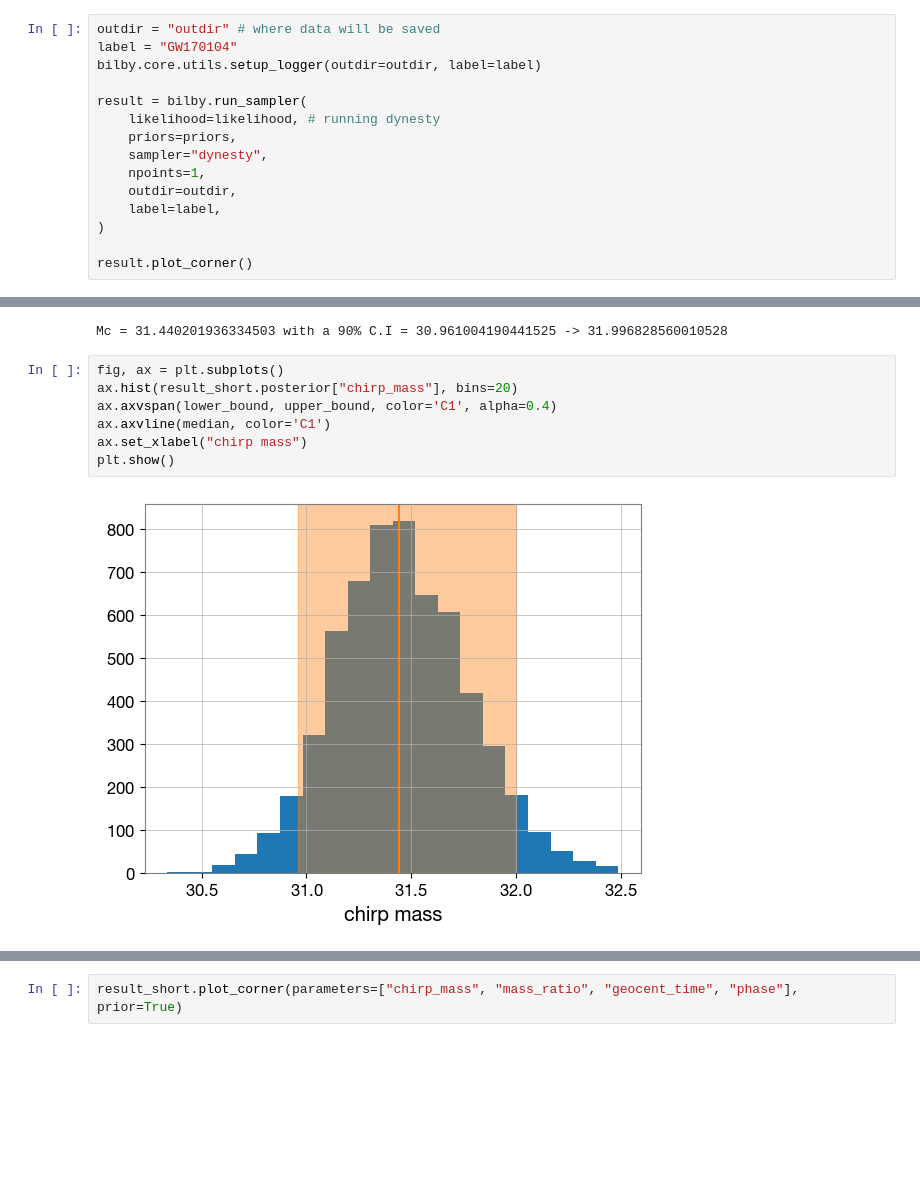
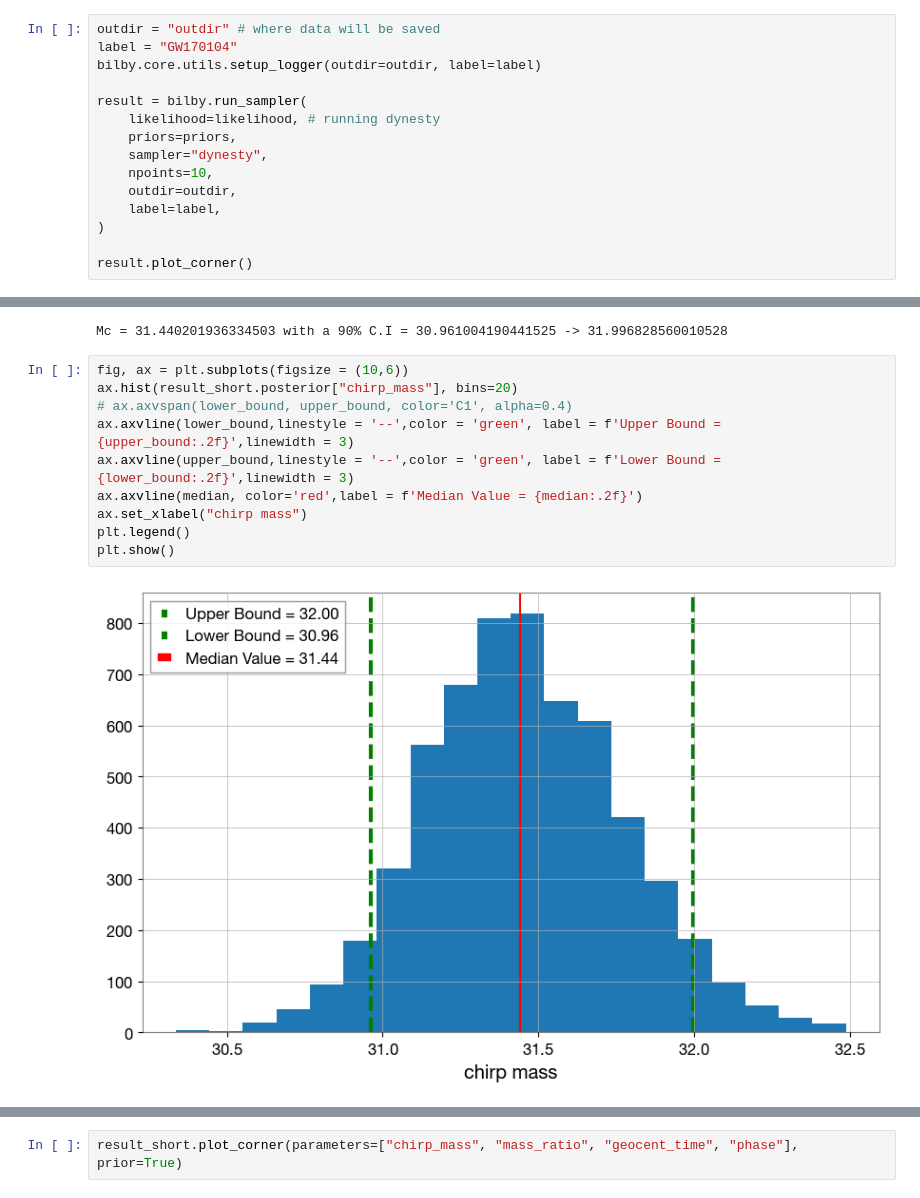
Before and after one commit to maxthebigcoda/astro-projects, a Jupyter notebook: parameter-estimation/bilby_real.ipynb, the cells around one changed output, grey strips where cells are left out. Saved outputs shown, nothing was run; the diff lists cells and outputs as text; blank space fills up the shorter version.

Commit message:
bilby plots now have median and upper and lower limits plotted

```diff
--- a/parameter-estimation/bilby_real.ipynb
+++ b/parameter-estimation/bilby_real.ipynb
@@ -131,7 +113,7 @@ result = bilby.run_sampler(
     likelihood=likelihood, # running dynesty
     priors=priors,
     sampler="dynesty",
-    npoints=1,
+    npoints=10,
     outdir=outdir,
     label=label,
 )
@@ -364,11 +346,14 @@ print("Mc = {} with a 90% C.I = {} -> {}".format(median, lower_bound, upper_boun
 # %% [output]
 Mc = 31.440201936334503 with a 90% C.I = 30.961004190441525 -> 31.996828560010528
 # %%
-fig, ax = plt.subplots()
+fig, ax = plt.subplots(figsize = (10,6))
 ax.hist(result_short.posterior["chirp_mass"], bins=20)
-ax.axvspan(lower_bound, upper_bound, color='C1', alpha=0.4)
-ax.axvline(median, color='C1')
+# ax.axvspan(lower_bound, upper_bound, color='C1', alpha=0.4)
+ax.axvline(lower_bound,linestyle = '--',color = 'green', label = f'Upper Bound = {upper_bound:.2f}',linewidth = 3)
+ax.axvline(upper_bound,linestyle = '--',color = 'green', label = f'Lower Bound = {lower_bound:.2f}',linewidth = 3)
+ax.axvline(median, color='red',label = f'Median Value = {median:.2f}')
 ax.set_xlabel("chirp mass")
+plt.legend()
 plt.show()
 # %% [output]
-[figure, old version]
+[figure, new version]
```
Also changed, not shown: parts of 16 cells of this notebook, 2 other files.
